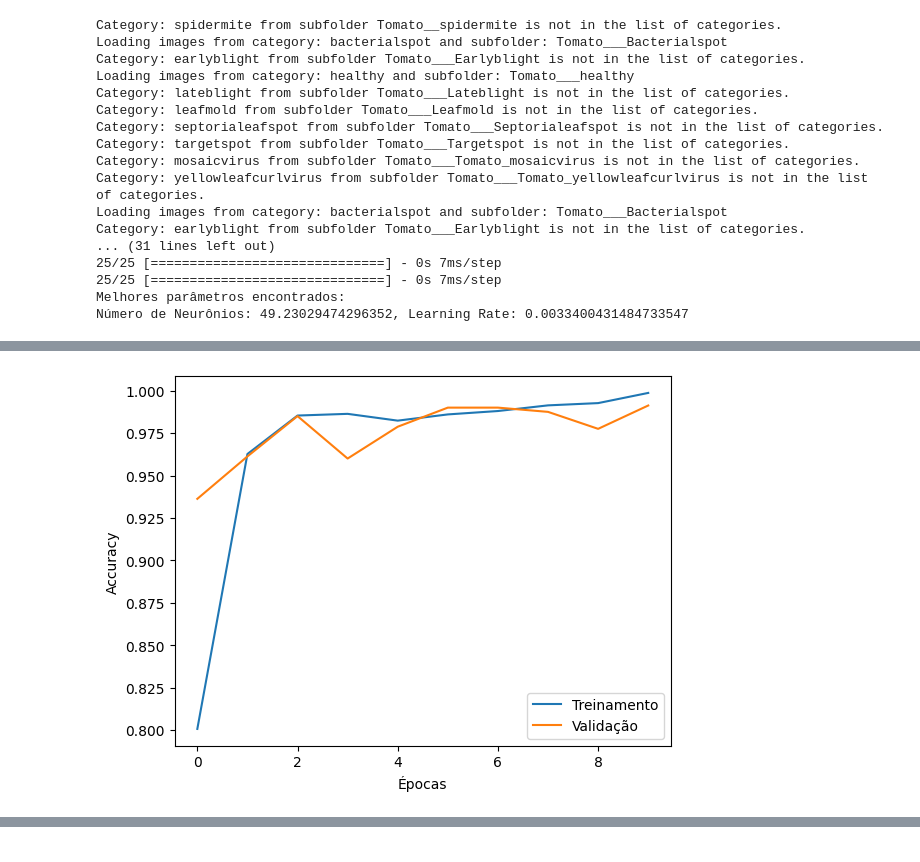
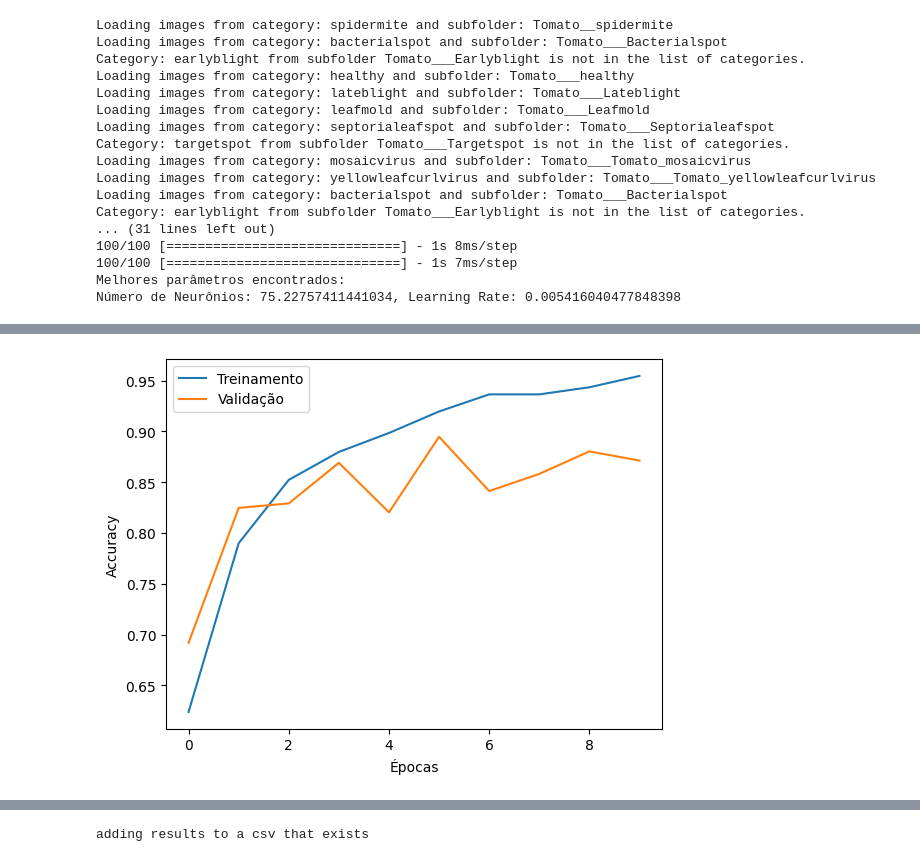
Before and after one commit to jorgermduarte/isec-ic, a Jupyter notebook: phase2/pso-hyperparameters.ipynb, the cells around one changed output, grey strips where cells are left out. Cells and saved outputs as stored; diff of their text form; code cells hidden in the pictures.

Commit message:
feat: added base resultsa nd prepared everything to just generate results

```diff
--- a/phase2/pso-hyperparameters.ipynb
+++ b/phase2/pso-hyperparameters.ipynb
@@ -17,8 +17,7 @@ train_dir = os.path.join(current_dir, train_dir)
 validation_dir = os.path.join(current_dir, validation_dir)
 test_dir = os.path.join(current_dir, test_dir)
 
-#  "lateblight","leafmold", "mosaicvirus","yellowleafcurlvirus" ,"spidermite","septorialeafspot"
-categories = ["bacterialspot", "healthy" ]
+categories = ["bacterialspot", "healthy","lateblight","leafmold", "mosaicvirus","yellowleafcurlvirus" ,"spidermite","septorialeafspot" ]
 
 def load_images_from_folder(folder):
     images = []
@@ -79,7 +78,7 @@ x_test, y_test = load_images_from_folder(test_dir)
 
 # Inicializar e executar PSO
 print("Iniciando a otimização com PSO...")
-num_agents = 2  # Número de agentes
+num_agents = 3  # Número de agentes
 max_iter = 3    # Número de iterações
 dimension = 2    # Número de dimensões (neste caso, num_neurons e learning_rate)
 lb = [10, 0.0001]   # Limites inferiores para num_neurons e learning_rate
@@ -92,23 +91,23 @@ best_solution = pso_instance.get_Gbest()
 best_num_neurons, best_learning_rate = best_solution
 print(f"Melhores parâmetros encontrados: \nNúmero de Neurônios: {best_num_neurons}, Learning Rate: {best_learning_rate}")
 # %% [output]
-Category: spidermite from subfolder Tomato__spidermite is not in the list of categories.
+Loading images from category: spidermite and subfolder: Tomato__spidermite
 Loading images from category: bacterialspot and subfolder: Tomato___Bacterialspot
 Category: earlyblight from subfolder Tomato___Earlyblight is not in the list of categories.
 Loading images from category: healthy and subfolder: Tomato___healthy
-Category: lateblight from subfolder Tomato___Lateblight is not in the list of categories.
-Category: leafmold from subfolder Tomato___Leafmold is not in the list of categories.
-Category: septorialeafspot from subfolder Tomato___Septorialeafspot is not in the list of categories.
+Loading images from category: lateblight and subfolder: Tomato___Lateblight
+Loading images from category: leafmold and subfolder: Tomato___Leafmold
+Loading images from category: septorialeafspot and subfolder: Tomato___Septorialeafspot
 Category: targetspot from subfolder Tomato___Targetspot is not in the list of categories.
-Category: mosaicvirus from subfolder Tomato___Tomato_mosaicvirus is not in the list of categories.
-Category: yellowleafcurlvirus from subfolder Tomato___Tomato_yellowleafcurlvirus is not in the list of categories.
+Loading images from category: mosaicvirus and subfolder: Tomato___Tomato_mosaicvirus
+Loading images from category: yellowleafcurlvirus and subfolder: Tomato___Tomato_yellowleafcurlvirus
 Loading images from category: bacterialspot and subfolder: Tomato___Bacterialspot
 Category: earlyblight from subfolder Tomato___Earlyblight is not in the list of categories.
 ... (31 lines left out)
-25/25 [==============================] - 0s 7ms/step
-25/25 [==============================] - 0s 7ms/step
+100/100 [==============================] - 1s 8ms/step
+100/100 [==============================] - 1s 7ms/step
 Melhores parâmetros encontrados:
-Número de Neurônios: 49.23029474296352, Learning Rate: 0.0033400431484733547
+Número de Neurônios: 75.22757411441034, Learning Rate: 0.005416040477848398
 # %%
 import matplotlib.pyplot as plt
 
@@ -131,10 +130,11 @@ plt.ylabel('Accuracy')
 plt.legend()
 plt.show()
 
+
 print("Avaliando o modelo no conjunto de teste...")
-loss, accuracy = best_model.evaluate(x_test, y_test, verbose=0)
+loss_test, test_accuracy = best_model.evaluate(x_test, y_test, verbose=0)
 
-print(f"Acurácia no Teste: {accuracy}, Loss: {loss}")
+print(f"Acurácia no Teste: {test_accuracy}, Loss: {loss_test}")
 # %% [output]
 Treinando o modelo com os melhores hiperparâmetros...
 Epoch 1/10
@@ -156,2 +156,2 @@ Melhor Accuracy de Validação (CNN PSO): 0.9912499785423279
-[figure, old version]
+[figure, new version]
 Avaliando o modelo no conjunto de teste...
@@ -158,0 +159,35 @@ Acurácia no Teste: 1.0, Loss: 0.0030732855666428804
+# %%
+import os
+import pandas as pd
+
+resultados_gsa = pd.DataFrame(columns=['Tipo', 'Num_Agentes', 'Num_Iterações', 'Dimensão', 'Limite_Inferior', 'Limite_Superior', 'Num_Neurônios', 'Learning_Rate', 'Train_Accuracy', 'Validation_Accuracy', 'Test_Accuracy'])
+linha_nova = pd.DataFrame([{
+    'Tipo': 'PSO',
+    'Num_Agentes': num_agents,
+    'Num_Iterações': max_iter,
+    'Dimensão': dimension,
+    'Limite_Inferior': lb,
+    'Limite_Superior': ub,
+    'Num_Neurônios': best_num_neurons,
+    'Learning_Rate': best_learning_rate,
+    'Train_Accuracy': best_pso_train_accuracy,
+    'Validation_Accuracy': best_pso_validation_accuracy,
+    'Test_Accuracy': test_accuracy
+}])
+
+resultados_gsa = pd.concat([resultados_gsa, linha_nova], ignore_index=True)
+
+
+caminho_csv = 'resultados_gsa.csv'
+if os.path.exists(caminho_csv):
+    # Se o arquivo existir, carregar e anexar os novos resultados
+    resultados_existentes = pd.read_csv(caminho_csv)
+    resultados_atualizados = pd.concat([resultados_existentes, resultados_gsa], ignore_index=True)
+    resultados_atualizados.to_csv(caminho_csv, index=False)
+    print("adding results to a csv that exists")
+else:
+    # Se o arquivo não existir, criar um novo
+    resultados_gsa.to_csv(caminho_csv, index=False)
+    print("created csv")
+# %% [output]
+adding results to a csv that exists
```
Also changed, not shown: parts of 1 cell of this notebook, 2 other files.
